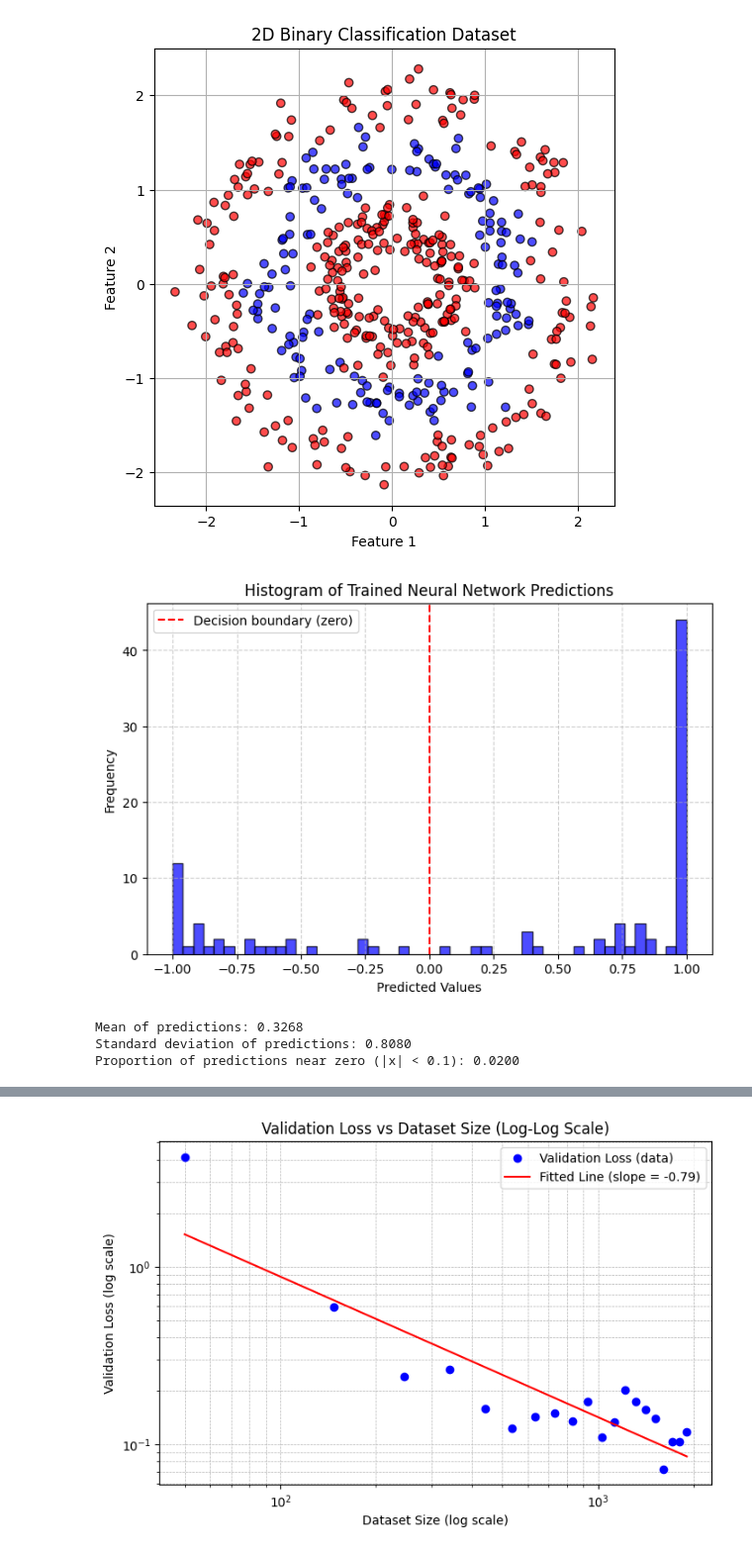
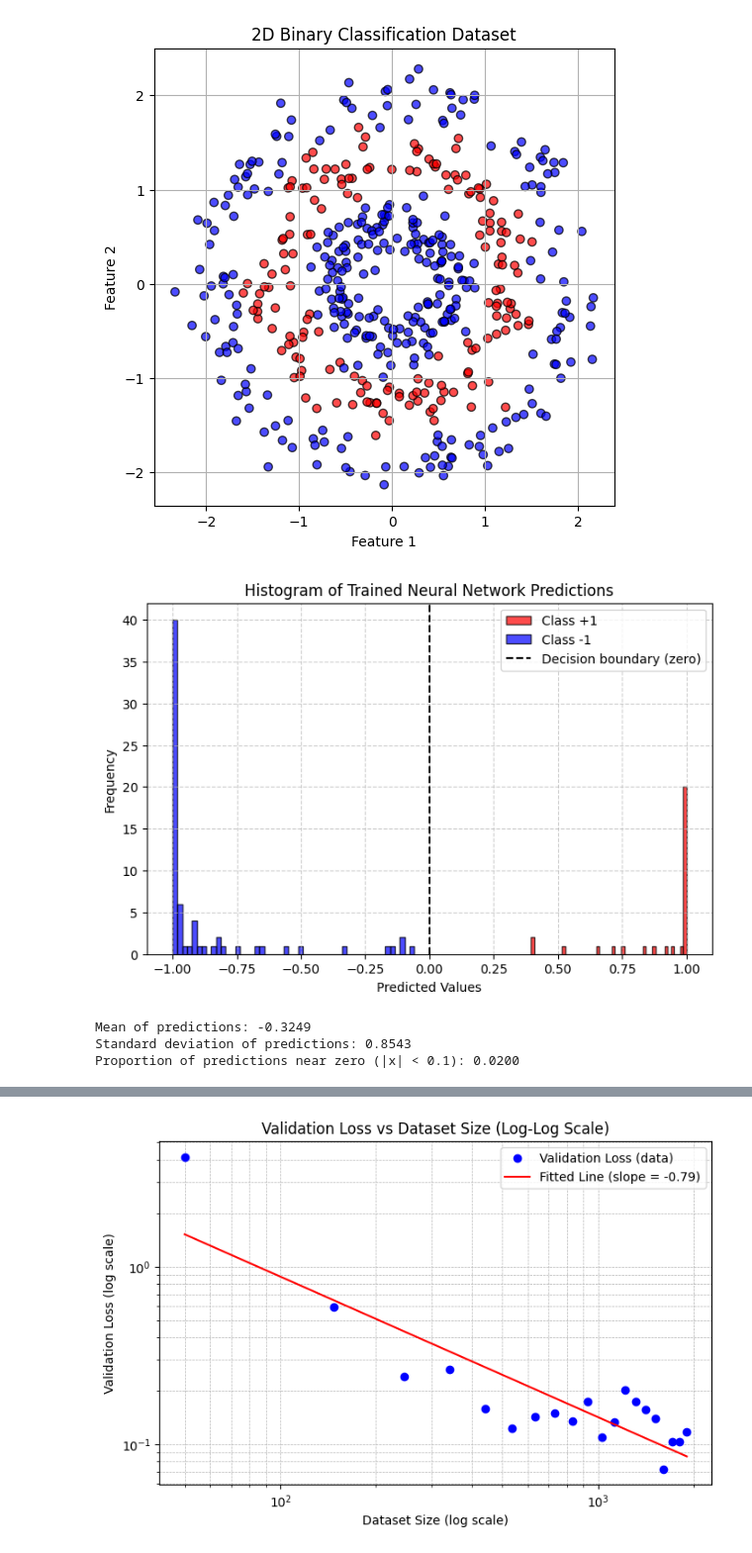
Before and after one commit to StratosFair/DNN_Classifiers_Fast_Rates, a Jupyter notebook: concentric_circles_weak_margin.ipynb, the cells around one changed output, grey strips where cells are left out. Shown at 99% size. Drawn from its saved outputs; the diff is of its cells as text; code cells hidden in the pictures.

```diff
--- a/concentric_circles_weak_margin.ipynb
+++ b/concentric_circles_weak_margin.ipynb
@@ -56,7 +56,7 @@ def generate_2d_dataset(n_samples, n_circles=3, noise=0.25, random_state=42):
         x_circle = np.stack([r * np.cos(theta), r * np.sin(theta)], axis=1)
         X.append(x_circle)
         # Alternate class labels (0, 1)
-        y.extend([1 if i % 2 == 0 else -1] * samples_per_circle)
+        y.extend([-1 if i % 2 == 0 else 1] * samples_per_circle)
 
     # Combine all circles into a single dataset
     X = np.vstack(X)
@@ -112,40 +112,45 @@ def plot_nn_histogram(X_train, y_train, X_val, y_val, epochs=5000, bins=50):
     model.eval()
     with torch.no_grad():
         val_outputs = model(X_val).squeeze().numpy()  # Validation predictions
 
     val_outputs = np.clip(val_outputs, -1, 1)
 
     # Plot the histogram of predictions
     plt.figure(figsize=(8, 5))
-    plt.hist(val_outputs, bins=bins, color='blue', edgecolor='black', alpha=0.7)
-    plt.axvline(x=0, color='red', linestyle='--', label="Decision boundary (zero)")
+    plt.hist(
+        val_outputs[val_outputs >= 0], bins=bins, color='red', edgecolor='black', alpha=0.7, label='Class +1'
+    )
+    plt.hist(
+        val_outputs[val_outputs < 0], bins=bins, color='blue', edgecolor='black', alpha=0.7, label='Class -1'
+    )
+    plt.axvline(x=0, color='black', linestyle='--', label="Decision boundary (zero)")
     plt.title("Histogram of Trained Neural Network Predictions")
     plt.xlabel("Predicted Values")
     plt.ylabel("Frequency")
     plt.legend()
     plt.grid(True, linestyle="--", alpha=0.6)
     plt.show()
 
     # Print some stats about the predictions
     print(f"Mean of predictions: {np.mean(val_outputs):.4f}")
     print(f"Standard deviation of predictions: {np.std(val_outputs):.4f}")
     print(f"Proportion of predictions near zero (|x| < 0.1): {np.mean(np.abs(val_outputs) < 0.1):.4f}")
 
 # Generate dataset for visualization and split into train/validation sets
 n_samples = 500
 X, y = generate_2d_dataset(n_samples)
 X_train, X_val, y_train, y_val = train_test_split(X, y, test_size=0.2, random_state=42)
 
 # Plot the dataset (optional, for visualization purposes)
 plot_dataset(X, y)
 
 # Train the neural network and plot histogram of predictions
-plot_nn_histogram(X_train, y_train, X_val, y_val, epochs=1000, bins=50)
+plot_nn_histogram(X_train, y_train, X_val, y_val, epochs=5000, bins=50)
 # %% [output]
-[figure, old version]
+[figure, new version]
-[figure, old version]
+[figure, new version]
-Mean of predictions: 0.3268
-Standard deviation of predictions: 0.8080
+Mean of predictions: -0.3249
+Standard deviation of predictions: 0.8543
 Proportion of predictions near zero (|x| < 0.1): 0.0200
 # %%
 def run_experiment(sample_sizes, epochs=5000):
```
